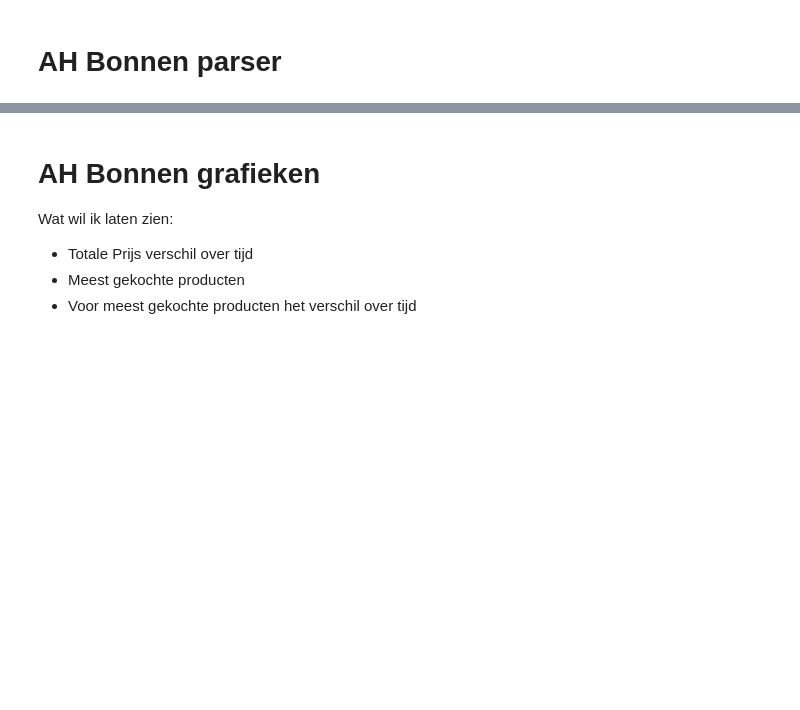
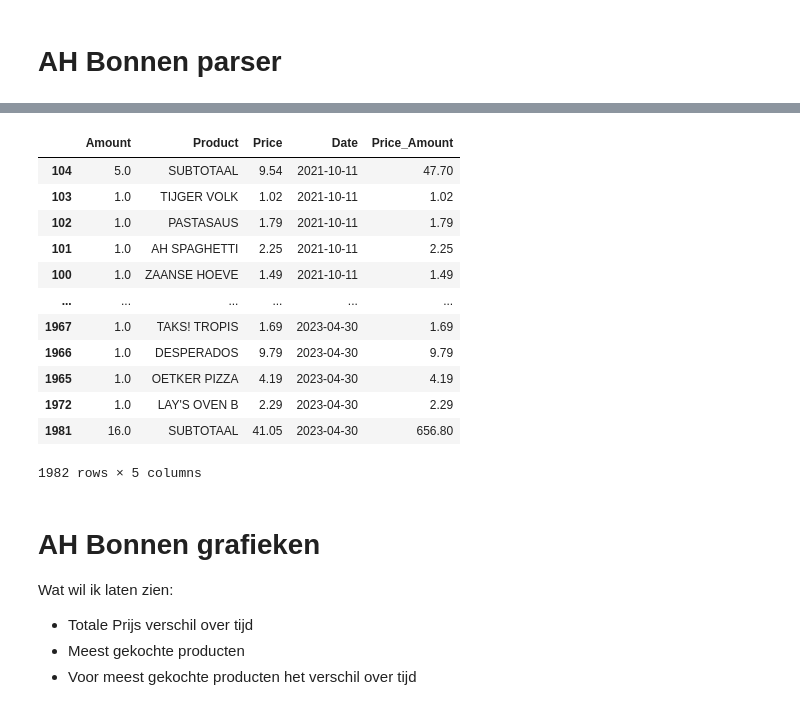
Before and after one commit to rients2/AH_kassabonnen, a Jupyter notebook: ah_bonnen.ipynb, the cells around one changed output, grey strips where cells are left out. Saved outputs shown, nothing was run; the diff lists cells and outputs as text; code cells hidden in the pictures; blank space fills up the shorter version.

```diff
--- a/ah_bonnen.ipynb
+++ b/ah_bonnen.ipynb
@@ -142,2 +144,2 @@ img_path = 'C:\\Users\\rie12\\Documents\\GitHub\\AH_kassabonnen\\ah_bonnen_img\\
 # %%
-test = text_from_img('C:\\Users\\rie12\\Documents\\GitHub\\AH_kassabonnen\\ah_bonnen_img')
+img_path = 'C:\\Users\\rie12\\Documents\\GitHub\\AH_kassabonnen\\ah_bonnen_img'
@@ -158,0 +146,2 @@ Encounterd:  could not convert string to float: 'goo' For  DZK CREME FR
+# %%
+test = text_from_img(img_path)
@@ -159,3 +166,21 @@ Encounterd:  could not convert string to float: 'goo' For  DZK CREME FR
+# %%
+test = test.sort_values(by='Date')
+# %%
+test
+# %% [output]
+|  | Amount | Product | Price | Date | Price_Amount |
+| 104 | 5.0 | SUBTOTAAL | 9.54 | 2021-10-11 | 47.70 |
+| 103 | 1.0 | TIJGER VOLK | 1.02 | 2021-10-11 | 1.02 |
+| 102 | 1.0 | PASTASAUS | 1.79 | 2021-10-11 | 1.79 |
+| 101 | 1.0 | AH SPAGHETTI | 2.25 | 2021-10-11 | 2.25 |
+| 100 | 1.0 | ZAANSE HOEVE | 1.49 | 2021-10-11 | 1.49 |
+| ... | ... | ... | ... | ... | ... |
+| 1967 | 1.0 | TAKS! TROPIS | 1.69 | 2023-04-30 | 1.69 |
+| 1966 | 1.0 | DESPERADOS | 9.79 | 2023-04-30 | 9.79 |
+| 1965 | 1.0 | OETKER PIZZA | 4.19 | 2023-04-30 | 4.19 |
+| 1972 | 1.0 | LAY'S OVEN B | 2.29 | 2023-04-30 | 2.29 |
+| 1981 | 16.0 | SUBTOTAAL | 41.05 | 2023-04-30 | 656.80 |
+1982 rows × 5 columns
 # %% [markdown]
 # AH Bonnen grafieken
 
```
Also changed, not shown: parts of 8 cells of this notebook, 1 other file.
